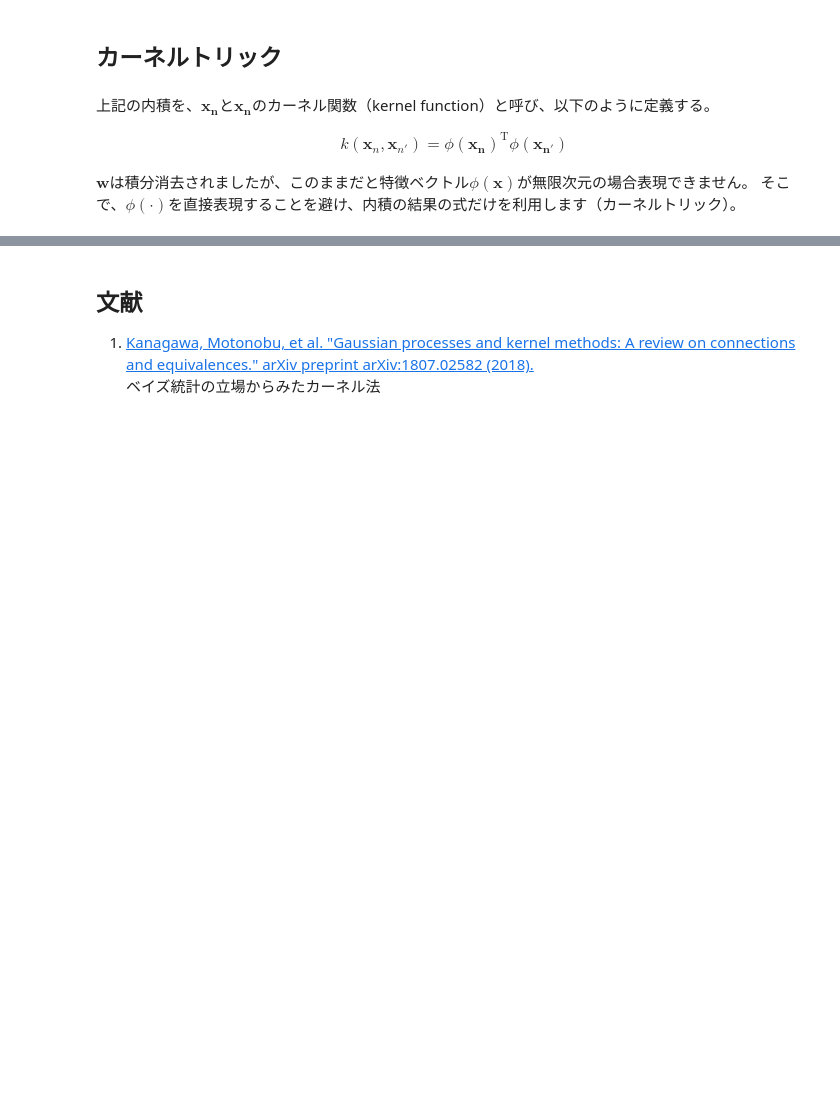
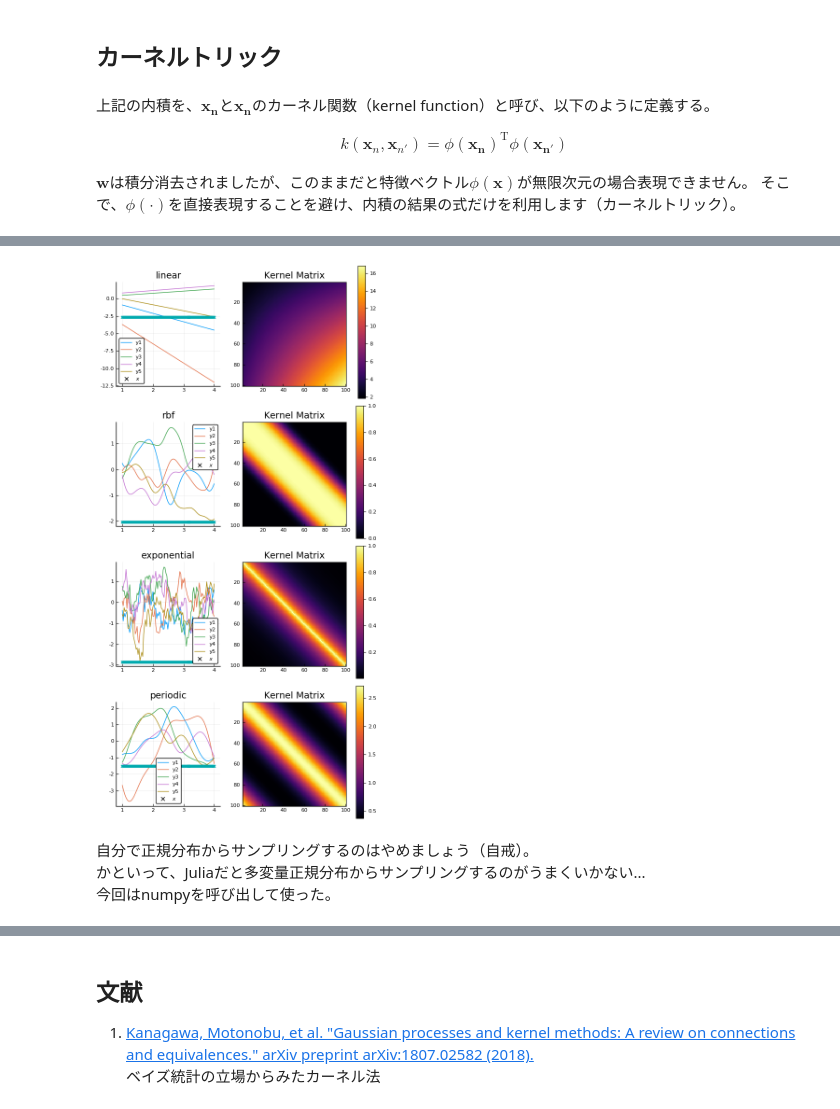
Before and after one commit to sunbluesome/sunbluesome.github.io, a Jupyter notebook: GaussianProcess/chap3.ipynb, the cells around one changed output, grey strips where cells are left out. Cells and saved outputs as stored; diff of their text form; code cells hidden in the pictures; blank space fills up the shorter version.

```diff
--- a/GaussianProcess/chap3.ipynb
+++ b/GaussianProcess/chap3.ipynb
@@ -86,0 +321,58 @@ $\boldsymbol{w}$は積分消去されましたが、このままだと特徴ベ
+# %%
+using Plots
+pyplot()
+using Plots.PlotMeasures
+using LaTeXStrings
+
+
+param = randn()
+kernel_linear(x₁, x₂) = kernel_linear(x₁, x₂, param)
+kernel_rbf(x₁, x₂) = kernel_rbf(x₁, x₂, [1., 1.])
+kernel_exponential(x₁, x₂) = kernel_exponential(x₁, x₂, 0.5)
+kernel_periodic(x₁, x₂) = kernel_periodic(x₁, x₂, [1., 0.5])
+kernels = [kernel_linear, kernel_rbf, kernel_exponential, kernel_periodic]
+titles = ["linear", "rbf", "exponential", "periodic"]
+
+num_sample=100
+num_resample=5
+P = []
+for (i,kernel) in enumerate(kernels)
+    x = collect(range(1,stop=4,length=num_sample))
+    K = kernel_matrix(x, kernel)
+
+    y = gp(x, kernel)
+
+    xlim = [minimum(x)-0.1, maximum(x)+0.1]
+    ylim = [minimum(y) , maximum(y)]
+    p1 = plot(x, y, label=@sprintf("y%d", 1))
+
+    for j=2:num_resample
+        y = gp(x, kernel)
+        if minimum(y) < ylim[1]
+            ylim[1] = minimum(y)
+        end
+        if maximum(y) > ylim[2]
+            ylim[2] = maximum(y)
+        end
+        plot!(p1, x, y, label=@sprintf("y%d", j))
+    end
+    ylim[1] -= 0.1
+    ylim[2] += 0.1
+
+    diff_x = xlim[2]-xlim[1]
+    diff_y = ylim[2]-ylim[1]
+    aspect_ratio = diff_x/diff_y
+
+    p1 = scatter!(x, zero(x).+minimum(y).-0.05, marker=:x, aspect_ratio=aspect_ratio,
+        xlim=xlim, ylim=ylim, legend=:best, label=L"$x$", title=titles[i])
+    p2 = heatmap(K, aspect_ratio=1, yflip=true, grid=false, border=nothing,
+        xlim=(0.5, size(K)[2]+0.5), ylim=(0.5, size(K)[1]+0.5), title="Kernel Matrix")
+    push!(P, p1, p2)
+end
+plot(P..., size=(600,300*length(kernels)), margin=3mm, layout=(length(kernels),2))
+# %% [output]
+[figure, added]
+# %% [markdown]
+自分で正規分布からサンプリングするのはやめましょう（自戒）。
+かといって、Juliaだと多変量正規分布からサンプリングするのがうまくいかない...
+今回はnumpyを呼び出して使った。
```
Also changed, not shown: parts of 19 cells of this notebook.
